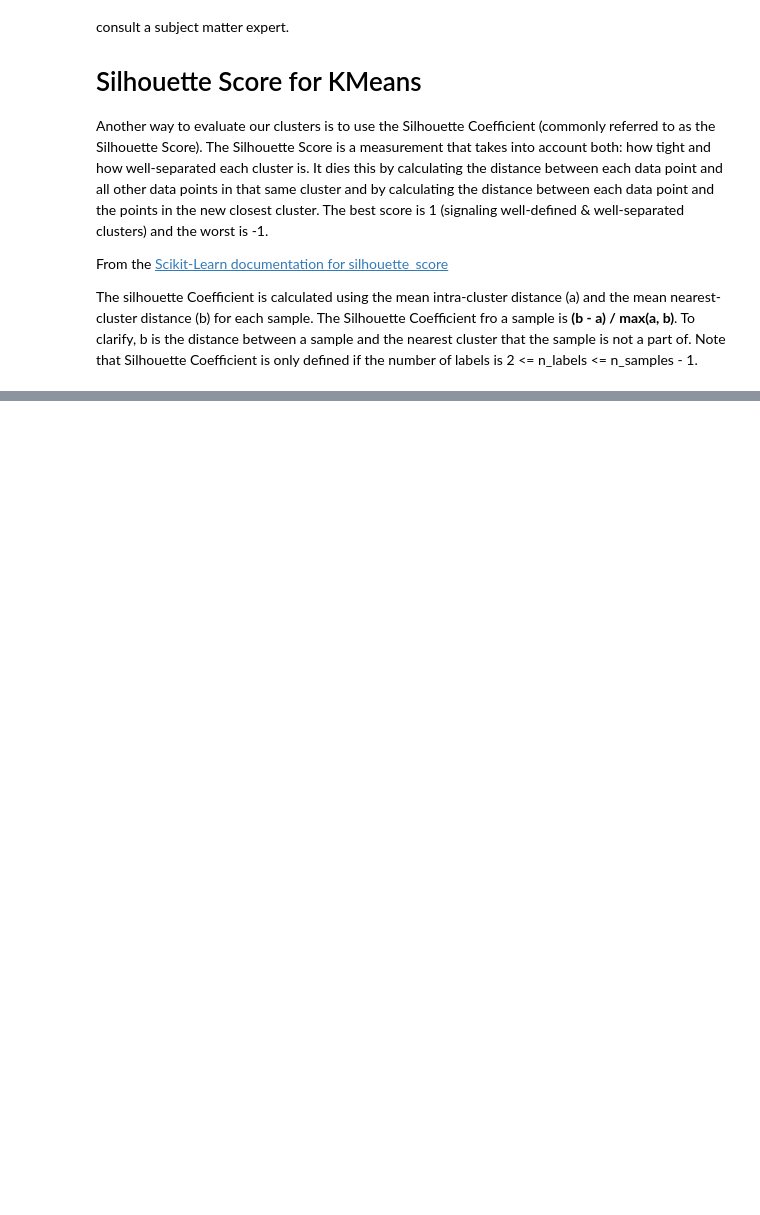
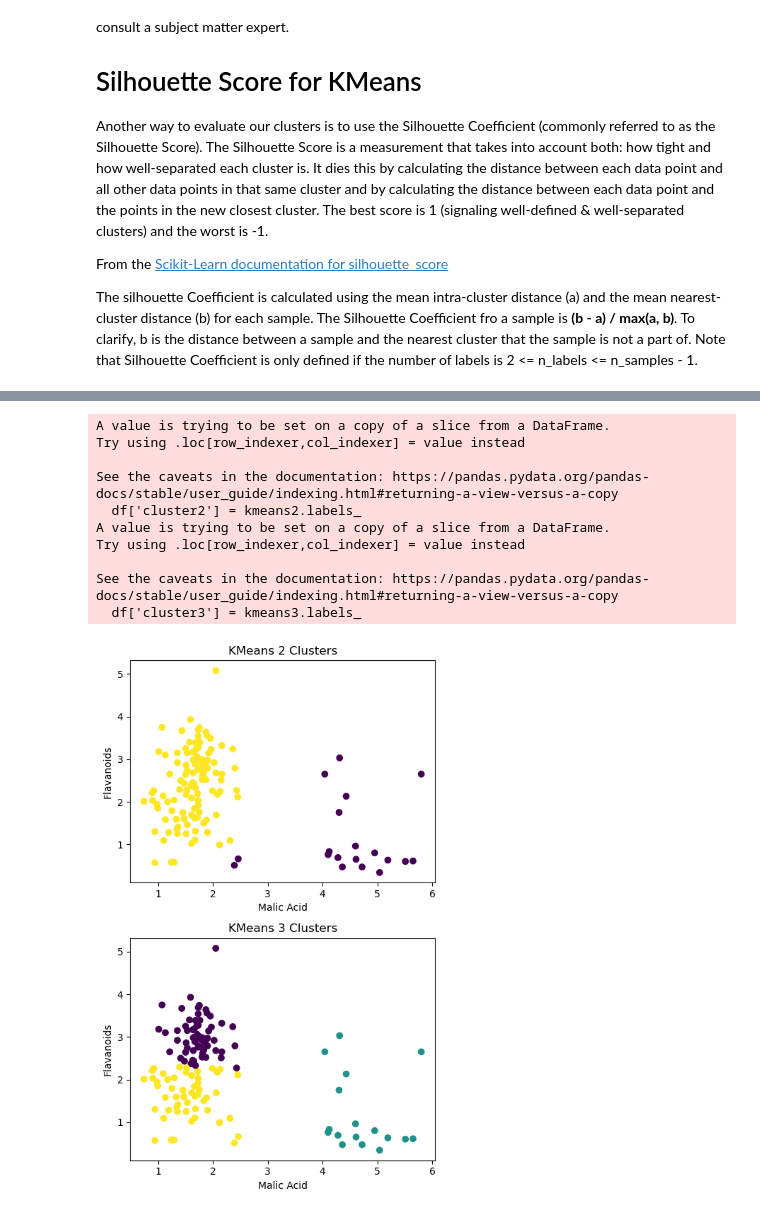
Before and after one commit to zeekwired/Practice, a Jupyter notebook: Clustering Metrics.ipynb, the cells around one changed output, grey strips where cells are left out. Saved outputs shown, nothing was run; the diff lists cells and outputs as text; code cells hidden in the pictures; blank space fills up the shorter version.

```diff
--- a/Clustering Metrics.ipynb
+++ b/Clustering Metrics.ipynb
@@ -82,0 +119,27 @@ The silhouette Coefficient is calculated using the mean intra-cluster distance (
+# %%
+# Save the cluster labels to the dataframe
+df['cluster2'] = kmeans2.labels_
+df['cluster3'] = kmeans3.labels_
+# Visualize the clusters
+fig, axes = plt.subplots(2,1, figsize=(5,8))
+axes[0].scatter(df['malic_acid'], df['flavanoids'], c=df['cluster2'])
+axes[0].set_xlabel('Malic Acid')
+axes[0].set_ylabel('Flavanoids')
+axes[0].set_title('KMeans 2 Clusters')
+axes[1].scatter(df['malic_acid'], df['flavanoids'], c=df['cluster3'])
+axes[1].set_xlabel('Malic Acid')
+axes[1].set_ylabel('Flavanoids')
+axes[1].set_title('KMeans 3 Clusters')
+plt.tight_layout();
+# %% [output]
+A value is trying to be set on a copy of a slice from a DataFrame.
+Try using .loc[row_indexer,col_indexer] = value instead
+
+See the caveats in the documentation: https://pandas.pydata.org/pandas-docs/stable/user_guide/indexing.html#returning-a-view-versus-a-copy
+  df['cluster2'] = kmeans2.labels_
+A value is trying to be set on a copy of a slice from a DataFrame.
+Try using .loc[row_indexer,col_indexer] = value instead
+
+See the caveats in the documentation: https://pandas.pydata.org/pandas-docs/stable/user_guide/indexing.html#returning-a-view-versus-a-copy
+  df['cluster3'] = kmeans3.labels_
+[figure, added]
```
Also changed, not shown: parts of 6 cells of this notebook.
